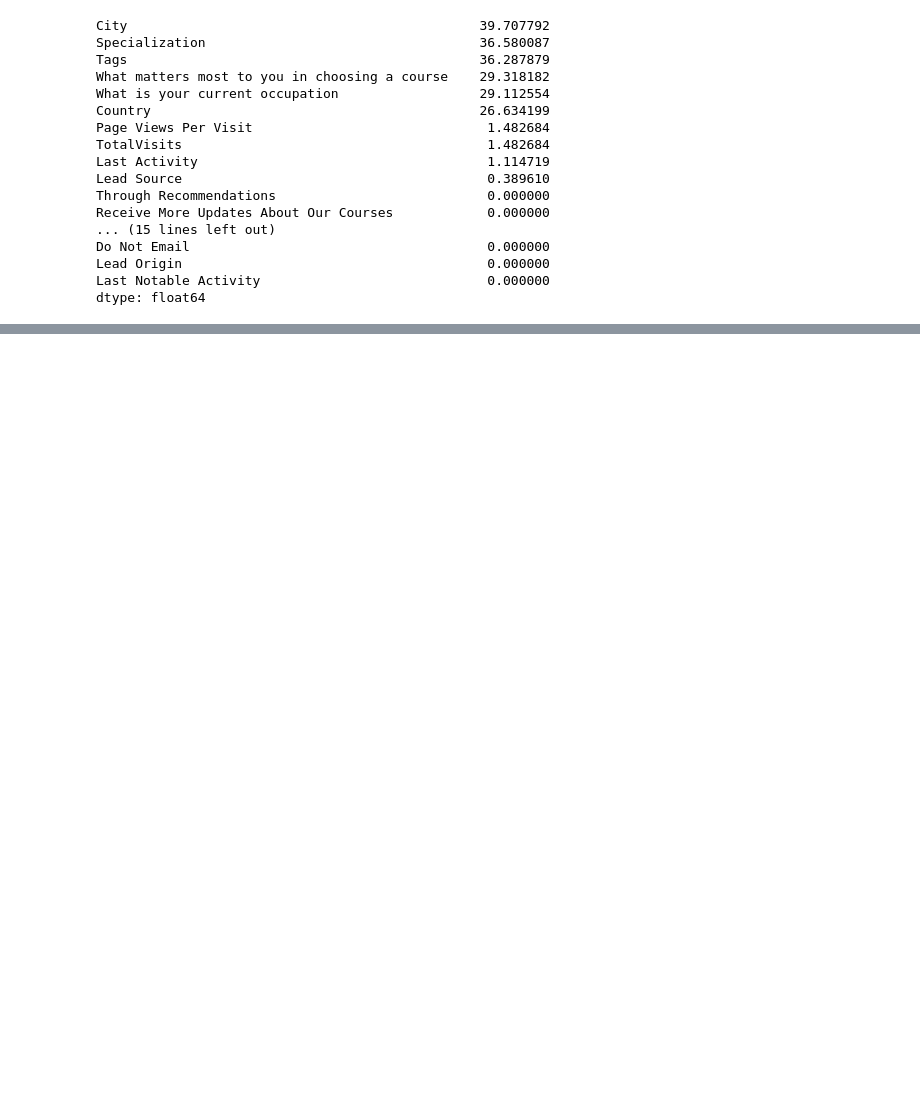
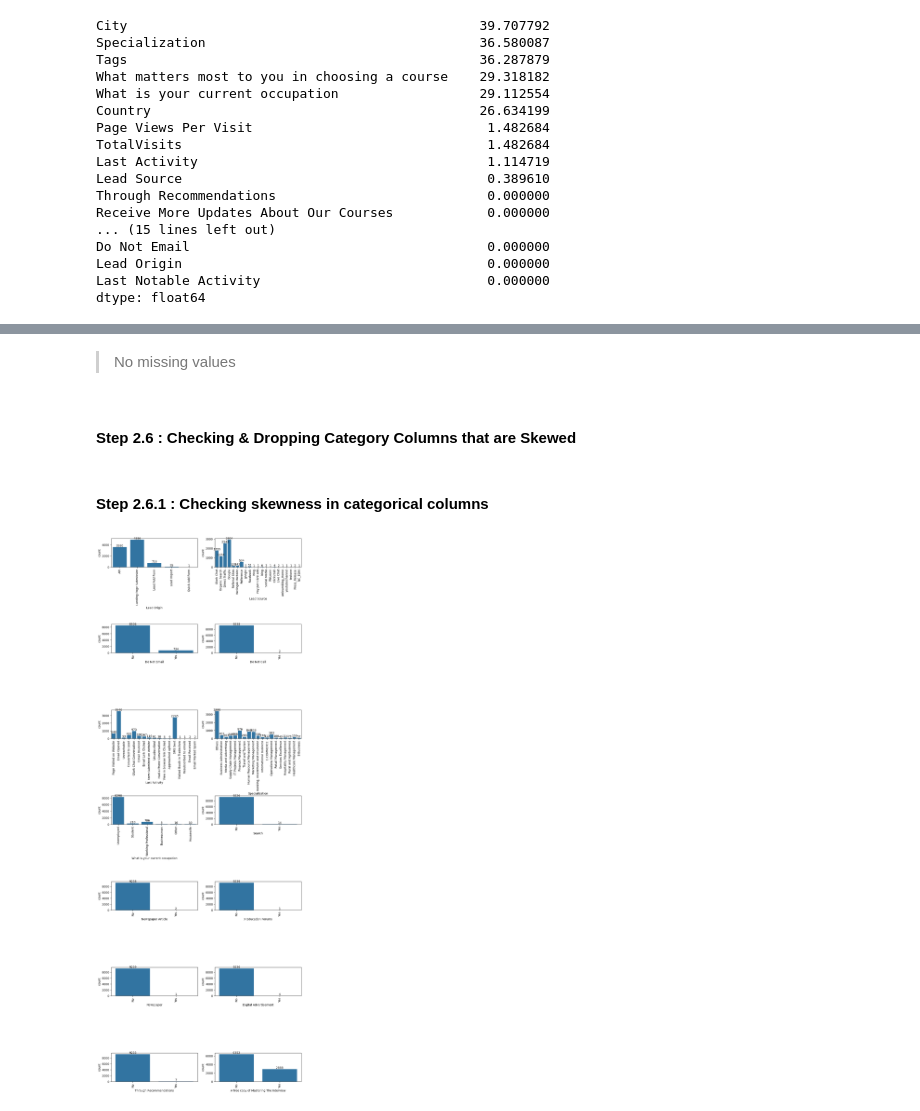
Before and after one commit to ATShweta/Lead-Scoring-Case-Study, a Jupyter notebook: Lead_Scoring_Case_Study.ipynb, the cells around one changed output, grey strips where cells are left out. Saved outputs shown, nothing was run; the diff lists cells and outputs as text; code cells hidden in the pictures; blank space fills up the shorter version.

```diff
--- a/Lead_Scoring_Case_Study.ipynb
+++ b/Lead_Scoring_Case_Study.ipynb
@@ -237,0 +398,3 @@ There are 10 columns with null values remaining in dataset.
+# %%
+# TotalVisits missing values to be imputed with mode
+leads_df['TotalVisits'].fillna(leads_df['TotalVisits'].mode()[0], inplace=True)
@@ -237,0 +421,4 @@ There are 10 columns with null values remaining in dataset.
+# %%
+# Page Views Per Visit missing values to be imputed with mode
+
+leads_df['Page Views Per Visit'].fillna(leads_df['Page Views Per Visit'].mode()[0], inplace=True)
@@ -237,0 +485,5 @@ There are 10 columns with null values remaining in dataset.
+# %%
+# Dropping Columns
+print("Before Dropping Columns",leads_df.shape)
+leads_df.drop(['Prospect ID','Lead Number','Last Notable Activity'],axis=1,inplace=True)
+print("After Dropping Columns",leads_df.shape)
@@ -237,0 +516,10 @@ There are 10 columns with null values remaining in dataset.
+# %%
+# List of columns with one unique value whose count and frequency are same, we will drop these columns
+cols_to_drop = ['Magazine','Receive More Updates About Our Courses',
+                    'Update me on Supply Chain Content',
+                    'Get updates on DM Content',
+                    'I agree to pay the amount through cheque']
+
+print("Before Dropping Columns",leads_df.shape)
+leads_df.drop(cols_to_drop, axis = 1, inplace = True)
+print("After Dropping Columns",leads_df.shape)
@@ -237,0 +545,25 @@ There are 10 columns with null values remaining in dataset.
+# %% [markdown]
+> No missing values
+# %% [markdown]
+#### Step 2.6 : Checking & Dropping Category Columns that are Skewed
+# %% [markdown]
+#### Step 2.6.1 : Checking skewness in categorical columns
+# %%
+# plotting countplot for object dtype and histogram for number to get data distribution
+categorical_col = leads_df.select_dtypes(include=['category', 'object']).columns.tolist()
+plt.figure(figsize=(12,40))
+
+plt.subplots_adjust(wspace=.2,hspace=2)
+for i in enumerate(categorical_col):
+    plt.subplot(8,2, i[0]+1)
+    ax=sns.countplot(x=i[1],data=leads_df)
+    plt.xticks(rotation=90)
+
+    for p in ax.patches:
+        ax.annotate('{:.0f}'.format(p.get_height()), (p.get_x() + p.get_width() / 2., p.get_height()),
+                      ha = 'center', va = 'center', xytext = (0, 5), textcoords = 'offset points')
+
+
+plt.show()
+# %% [output]
+[figure, added]
```
Also changed, not shown: parts of 78 cells of this notebook.
